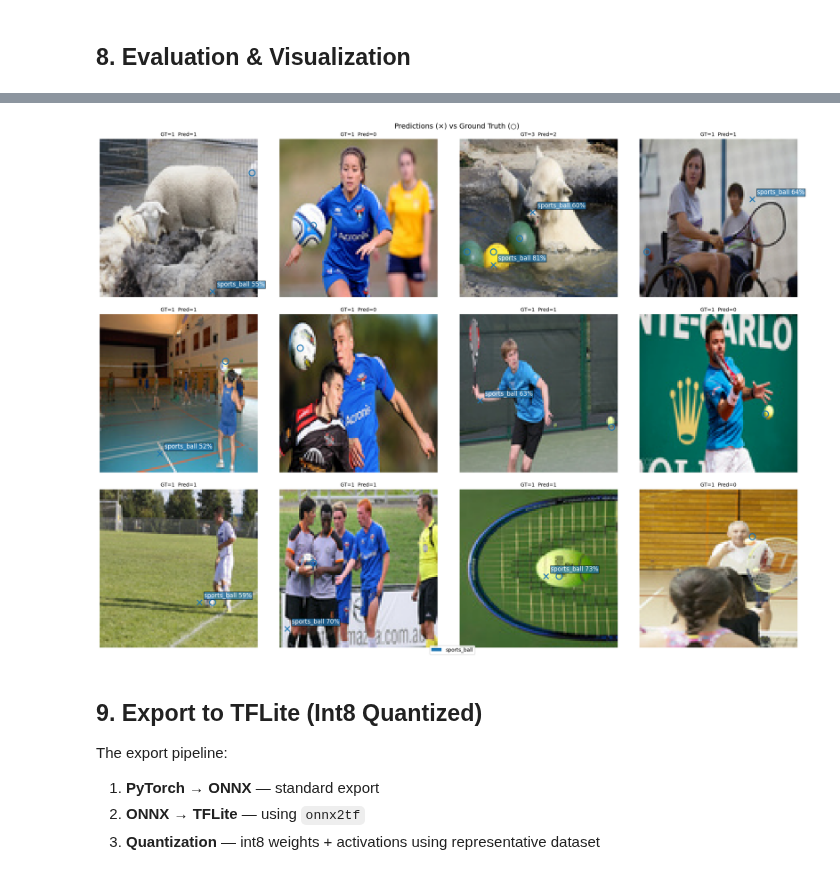
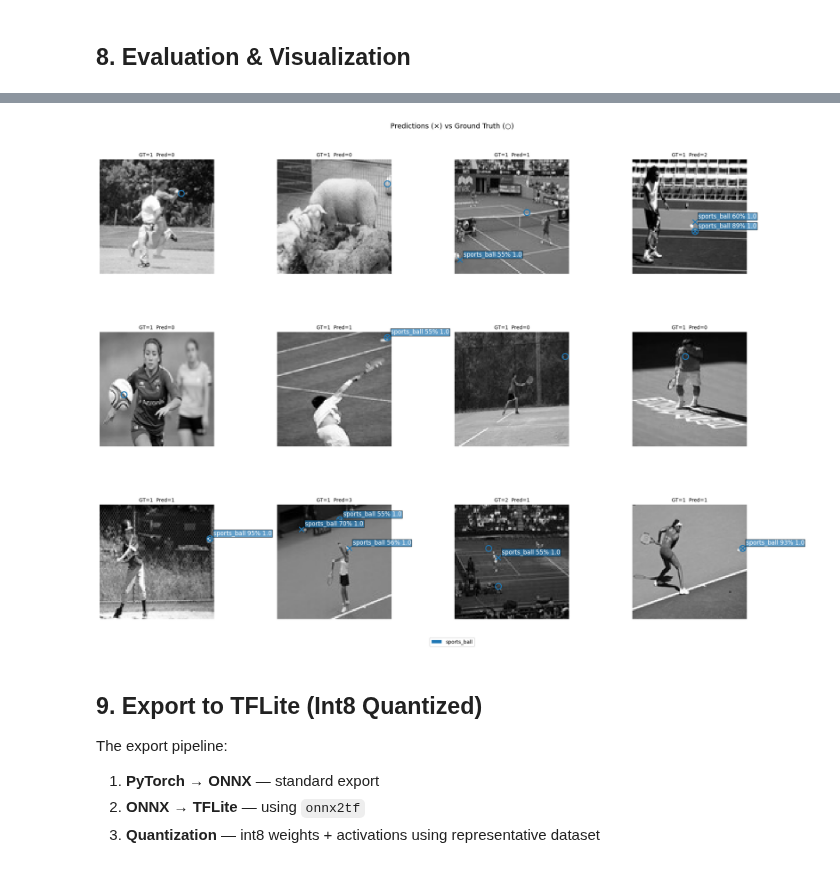
Before and after one commit to t-wilkinson/projects, a Jupyter notebook: ai/esp32-pc-object-detection/fomo.ipynb, the cells around one changed output, grey strips where cells are left out. Cells and saved outputs as stored; diff of their text form; code cells hidden in the pictures.

```diff
--- a/ai/esp32-pc-object-detection/fomo.ipynb
+++ b/ai/esp32-pc-object-detection/fomo.ipynb
@@ -249,7 +251,7 @@ bbox_params = A.BboxParams(
     min_visibility=0.2,
 )
 
-if IS_GREYSCALE:
+if IS_GRAYSCALE:
     NORM_MEAN=(0.5,)
     NORM_STD=(0.5,)
 
@@ -640,7 +594,7 @@ def compute_class_frequency(dataloader, num_classes, num_batches=50):
     counts = torch.zeros(num_classes).to(DEVICE)
     total_cells = 0
 
-    for i, (_, targets) in enumerate(dataloader):
+    for i, (_, targets, _) in enumerate(dataloader):
         if i >= num_batches:
             break
         for cls in range(num_classes):
@@ -1008,21 +1030,24 @@ Scheduler: CosineAnnealingWarmRestarts (T_0=10)
 # ── Main training loop ───────────────────────────────────────────────────
 
 best_val_loss = float('inf')
+current_lr = float('inf')
 history = {'train_loss': [], 'val_loss': [], 'train_acc': [], 'val_acc': [],
            'train_obj_acc': [], 'val_obj_acc': [], 'lr': []}
 
 num_epochs = 10 * NUM_EPOCHS
+epoch_groups = 5
+epoch_start_time = time.time()
 print(f'Training {num_epochs} epochs...')
+
 for epoch in range(1, num_epochs + 1):
-    epoch_start_time = time.time()
+    prev_lr = current_lr
     current_lr = optimizer.param_groups[0]['lr']
+    if prev_lr < current_lr:
+        print('Resetting learning rate...')
 
-    # Train
     train_loss, train_acc, train_obj_acc = train_one_epoch(
         model, train_loader, criterion, optimizer, DEVICE
     )
-
-    # Validate
     val_loss, val_acc, val_obj_acc, class_metrics = validate(
         model, val_loader, criterion, DEVICE
     )
@@ -1038,14 +1063,19 @@ for epoch in range(1, num_epochs + 1):
     history['val_obj_acc'].append(val_obj_acc)
     history['lr'].append(current_lr)
 
-    epoch_end_time = time.time()
-    if epoch % 5 == 0 or True:
-        print(f'Epoch {epoch:2d}/{num_epochs}  {int(epoch_end_time - epoch_start_time)}s  '
+    if epoch % epoch_groups == 0:
+        print(f'Epoch {epoch:2d}/{num_epochs}  {int(time.time() - epoch_start_time)}s  '
               f'lr={current_lr:.6f}  '
               f'train_loss={train_loss:.4f}  '
               f'val_loss={val_loss:.4f}  '
               f'train_obj_acc={train_obj_acc:.3f}  '
               f'val_obj_acc={val_obj_acc:.3f}')
+        epoch_start_time = time.time()
+
+    if epoch % epoch_groups == 0:
+        # print('  Per-class metrics:')
+        for cls_name, m in class_metrics.items():
+            print(f'    {cls_name:15s}: P={m["precision"]:.3f}  R={m["recall"]:.3f}  F1={m["f1"]:.3f}')
 
     # Save best model
     if val_loss < best_val_loss:
@@ -1059,12 +1089,6 @@ for epoch in range(1, num_epochs + 1):
         }, OUTPUT_DIR / 'fomo_best.pth')
         # print(f'  ✓ Saved best model (val_loss={val_loss:.4f})')
 
-    # Print per-class metrics every 5 epochs
-    if epoch % 5 == 0:
-        # print('  Per-class metrics:')
-        for cls_name, m in class_metrics.items():
-            print(f'    {cls_name:15s}: P={m["precision"]:.3f}  R={m["recall"]:.3f}  F1={m["f1"]:.3f}')
-
 print('\nTraining complete!')
 # %% [output]
 Training 300 epochs...
@@ -1203,15 +1240,18 @@ model.eval()
 fig, axes = plt.subplots(3, 4, figsize=(20, 15))
 
 for i, ax in enumerate(axes.flat):
-    img, target = val_dataset[i]
+    img, target, weight_masks = val_dataset[i]
     img_tensor = img.unsqueeze(0).to(DEVICE)
 
     # Get predictions
-    detections = model.predict(img_tensor, conf_threshold=0.4)[0]
+    detections = model.predict(img_tensor, conf_threshold=0.2)[0]
 
     # Display
-    img_display = denormalize(img).permute(1, 2, 0).numpy()
-    ax.imshow(img_display)
+    img_display = denormalize(img).permute(1, 2, 0).numpy().squeeze()
+    if IS_GRAYSCALE:
+        ax.imshow(img_display, cmap='gray')
+    else:
+        ax.imshow(img_display)
 
     # Draw ground truth (circles)
     for gy in range(GRID_SIZE):
@@ -1221,35 +1261,35 @@ for i, ax in enumerate(axes.flat):
                 px = (gx + 0.5) * CELL_SIZE
                 py = (gy + 0.5) * CELL_SIZE
                 ax.plot(px, py, 'o', color=CLASS_COLORS[cls], markersize=12,
                         markeredgewidth=2, fillstyle='none', label='GT')
 
     # Draw predictions (crosses)
     for cls, gx, gy, conf in detections:
         px = (gx + 0.5) * CELL_SIZE
         py = (gy + 0.5) * CELL_SIZE
         ax.plot(px, py, 'x', color=CLASS_COLORS[cls], markersize=10, markeredgewidth=2)
-        ax.text(px + 3, py - 3, f'{FOMO_CLASS_NAMES[cls]} {conf:.0%}',
+        ax.text(px + 3, py - 3, f'{FOMO_CLASS_NAMES[cls]} {conf:.0%} {weight_masks[gx,gy]}',
                 fontsize=12, color='white',
                 bbox=dict(facecolor=CLASS_COLORS[cls], alpha=0.7, pad=1))
 
     n_gt = (target > 0).sum().item()
     n_pred = len(detections)
     ax.set_title(f'GT={n_gt}  Pred={n_pred}', fontsize=10)
     ax.axis('off')
 
 # Legend
 legend_elements = [
     mpatches.Patch(facecolor=c, label=FOMO_CLASS_NAMES[i])
     for i, c in CLASS_COLORS.items()
 ]
 fig.legend(handles=legend_elements, loc='lower center', ncol=5, fontsize=10)
 
 plt.suptitle('Predictions (×) vs Ground Truth (○)', fontsize=14)
 plt.tight_layout()
 plt.savefig(OUTPUT_DIR / 'val_predictions.png', dpi=150)
 plt.show()
 # %% [output]
-[figure, old version]
+[figure, new version]
 # %% [markdown]
 ## 9. Export to TFLite (Int8 Quantized)
 
```
Also changed, not shown: parts of 27 cells of this notebook, 6 other files.
